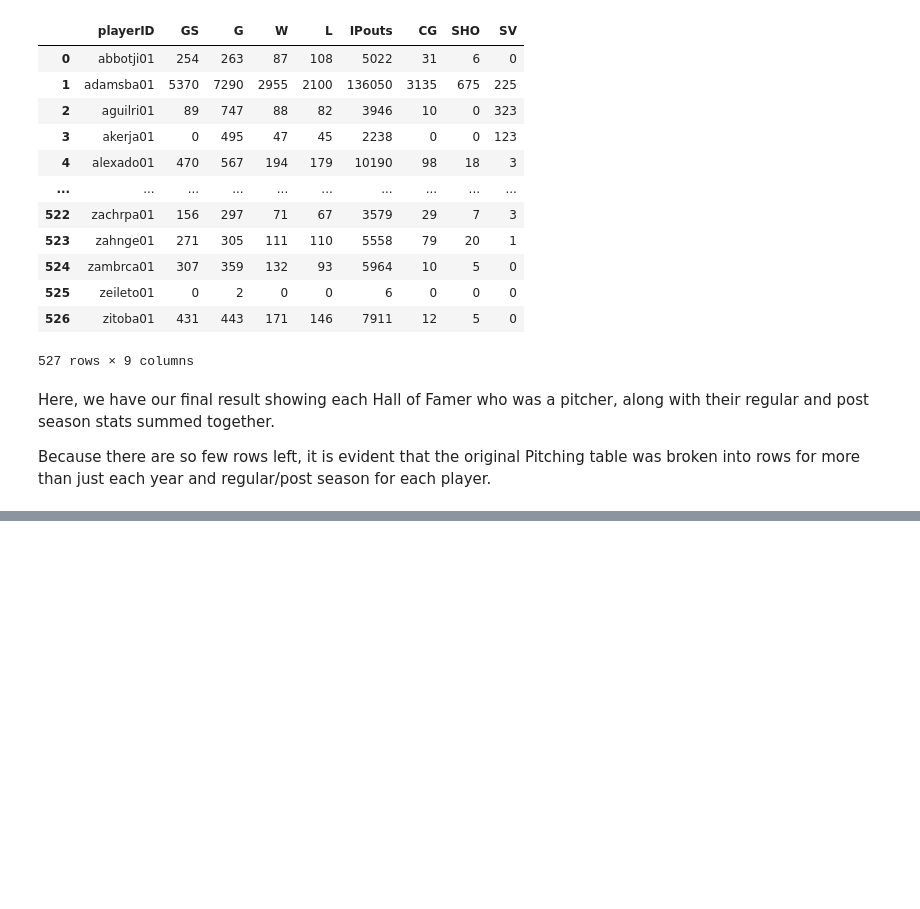
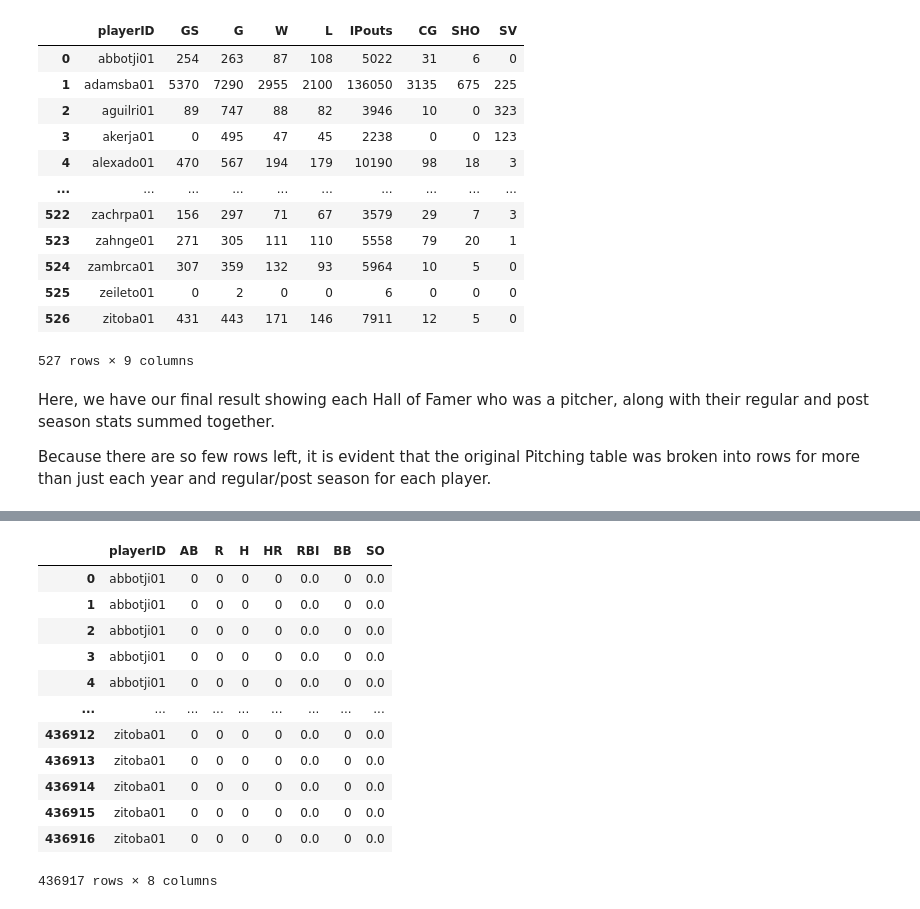
Before and after one commit to trevorlillywhite/HW6_ST554_TrevorLillywhite, a Jupyter notebook: Homework_6_ST_554_Trevor_Lillywhite.ipynb, the cells around one changed output, grey strips where cells are left out. Cells and saved outputs as stored; diff of their text form; code cells hidden in the pictures; blank space fills up the shorter version.

```diff
--- a/Homework_6_ST_554_Trevor_Lillywhite.ipynb
+++ b/Homework_6_ST_554_Trevor_Lillywhite.ipynb
@@ -214,0 +222,26 @@ Because there are so few rows left, it is evident that the original Pitching tab
+# %%
+# Define query to pull regular season batting stats for Hall of Fame pitchers
+query_HOF_Batting_stats = '''
+    SELECT p.playerID, b.AB, b.R, b.H, b.HR, b.RBI, b.BB, b.SO
+    FROM Batting AS b
+    INNER JOIN Pitching AS p ON p.playerID = b.playerID
+    INNER JOIN HallOfFame AS h ON p.playerID = h.playerID
+'''
+
+# Execute Query
+df_HOF_Batting = pd.read_sql(query_HOF_Batting_stats, con)
+df_HOF_Batting
+# %% [output]
+|  | playerID | AB | R | H | HR | RBI | BB | SO |
+| 0 | abbotji01 | 0 | 0 | 0 | 0 | 0.0 | 0 | 0.0 |
+| 1 | abbotji01 | 0 | 0 | 0 | 0 | 0.0 | 0 | 0.0 |
+| 2 | abbotji01 | 0 | 0 | 0 | 0 | 0.0 | 0 | 0.0 |
+| 3 | abbotji01 | 0 | 0 | 0 | 0 | 0.0 | 0 | 0.0 |
+| 4 | abbotji01 | 0 | 0 | 0 | 0 | 0.0 | 0 | 0.0 |
+| ... | ... | ... | ... | ... | ... | ... | ... | ... |
+| 436912 | zitoba01 | 0 | 0 | 0 | 0 | 0.0 | 0 | 0.0 |
+| 436913 | zitoba01 | 0 | 0 | 0 | 0 | 0.0 | 0 | 0.0 |
+| 436914 | zitoba01 | 0 | 0 | 0 | 0 | 0.0 | 0 | 0.0 |
+| 436915 | zitoba01 | 0 | 0 | 0 | 0 | 0.0 | 0 | 0.0 |
+| 436916 | zitoba01 | 0 | 0 | 0 | 0 | 0.0 | 0 | 0.0 |
+436917 rows × 8 columns
```
Also changed, not shown: parts of 5 cells of this notebook.
